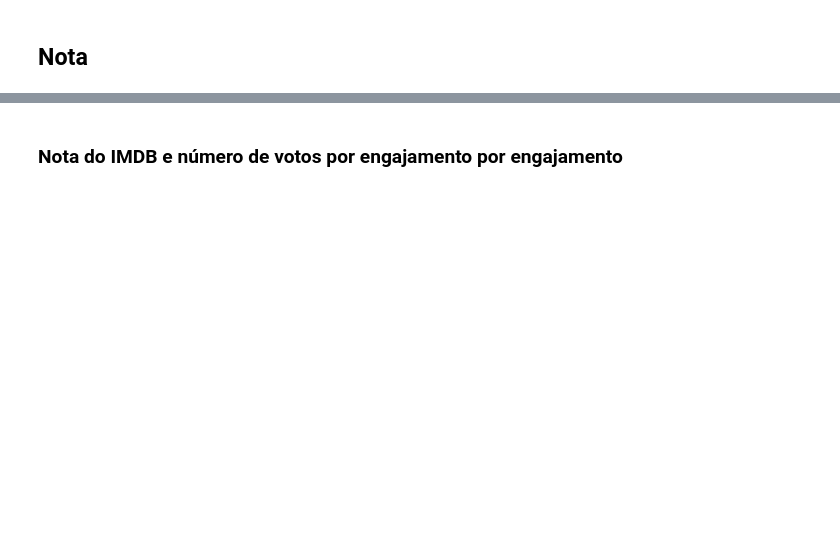
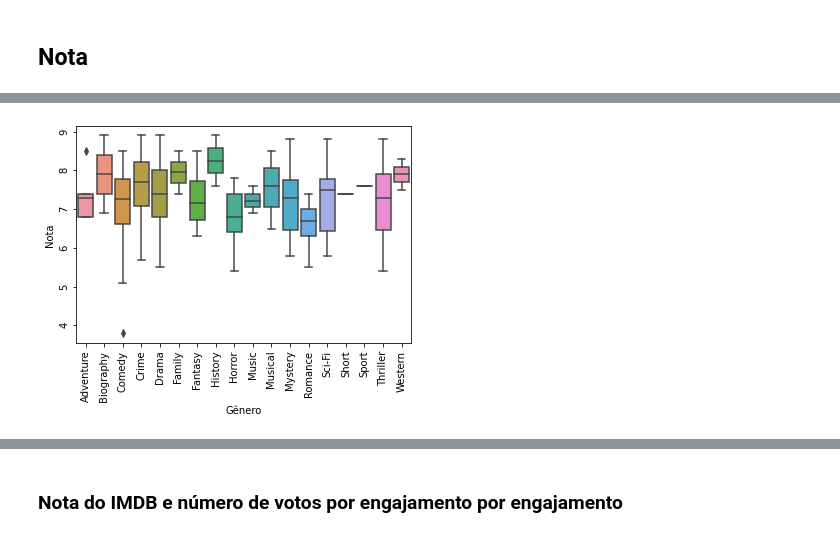
Before and after one commit to mariamaOlive/projeto-sidi-residencia, a Jupyter notebook: analise_exploratoria.ipynb, the cells around one changed output, grey strips where cells are left out. Drawn from its saved outputs; the diff is of its cells as text; code cells hidden in the pictures; blank space fills up the shorter version.

```diff
--- a/analise_exploratoria.ipynb
+++ b/analise_exploratoria.ipynb
@@ -37,0 +94,2 @@ dados.head()
+# %%
+dados.loc[indice, "Duração"] = dados.loc[indice, "Duração"]/dados.loc[indice, "Episodios"]
@@ -38,2 +101,5 @@ dados.head()
+# %%
+dados['Data de estréia'] = pd.to_datetime(dados['Data de estréia'], format="%Y-%m-%d", errors = 'coerce')
+dados['mes'] = pd.DatetimeIndex(dados['Data de estréia']).month
 # %% [markdown]
 # Análise Exploratória
@@ -47,0 +149,19 @@ sns.boxplot(x=dados['Ano'],y=dados['Nota'], data=dados)
+# %%
+y = []
+coluna = []
+for i in range (24,dados.columns.size,1):
+    coluna.append(str(dados.columns[i]))
+
+    aux = []
+    for j in range (0, len(dados[dados[coluna[-1]] == 1]['Nota']),1):
+        aux.append(dados[dados[coluna[-1]] == 1]['Nota'].values[j])
+
+    y.append(aux)
+# %%
+colunas = {'Nota':[], 'Gênero':[]}
+df_aux = pd.DataFrame(colunas)
+
+for i in range(len(y)):
+    for val in y[i]:
+        linha = {'Nota':val, 'Gênero':coluna[i]}
+        df_aux = df_aux.append(linha, ignore_index=True)
@@ -47,0 +184,14 @@ sns.boxplot(x=dados['Ano'],y=dados['Nota'], data=dados)
+# %%
+fig, ax = plt.subplots()
+sns.boxplot(x='Gênero',y='Nota', data=df_aux)
+ax.tick_params(rotation=90)
+
+#fig, ax = plt.subplots()
+#sns.barplot(x = x, y = df['log_disaster'], palette="Blues_d")
+#ax.tick_params(rotation=90)
+#ax.set_title('Número de Desastres por Ano')
+##ax.set_ylabel('Número de Desastres')
+#ax.set_xlabel('Ano')
+#fig.set_size_inches(20, 5)
+# %% [output]
+[figure, added]
```
Also changed, not shown: parts of 88 cells of this notebook.
